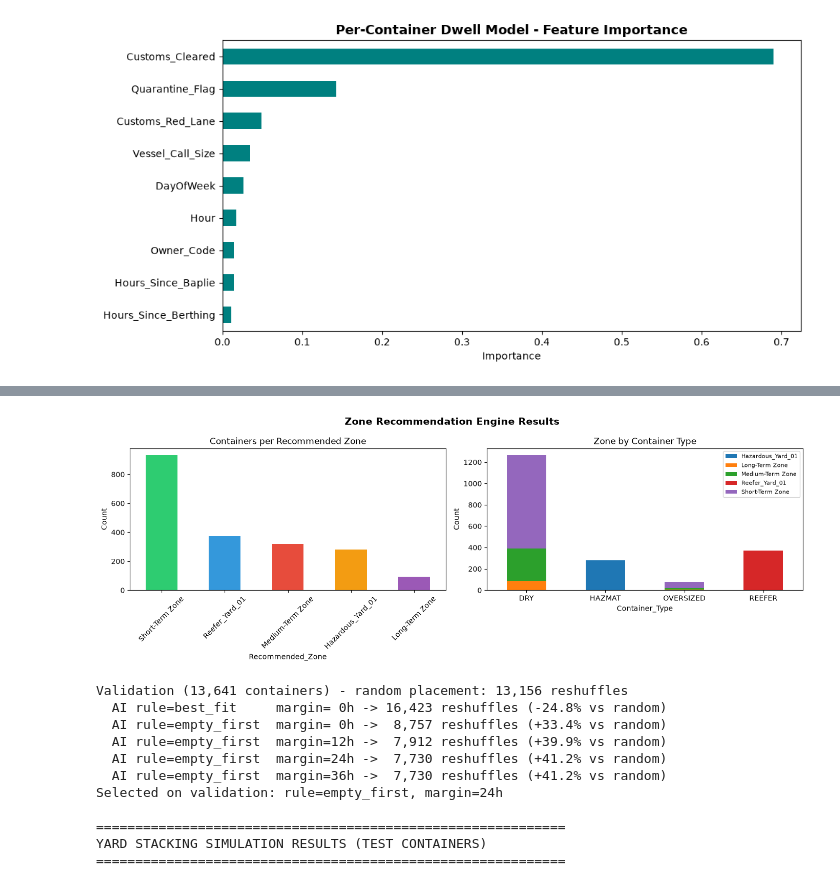
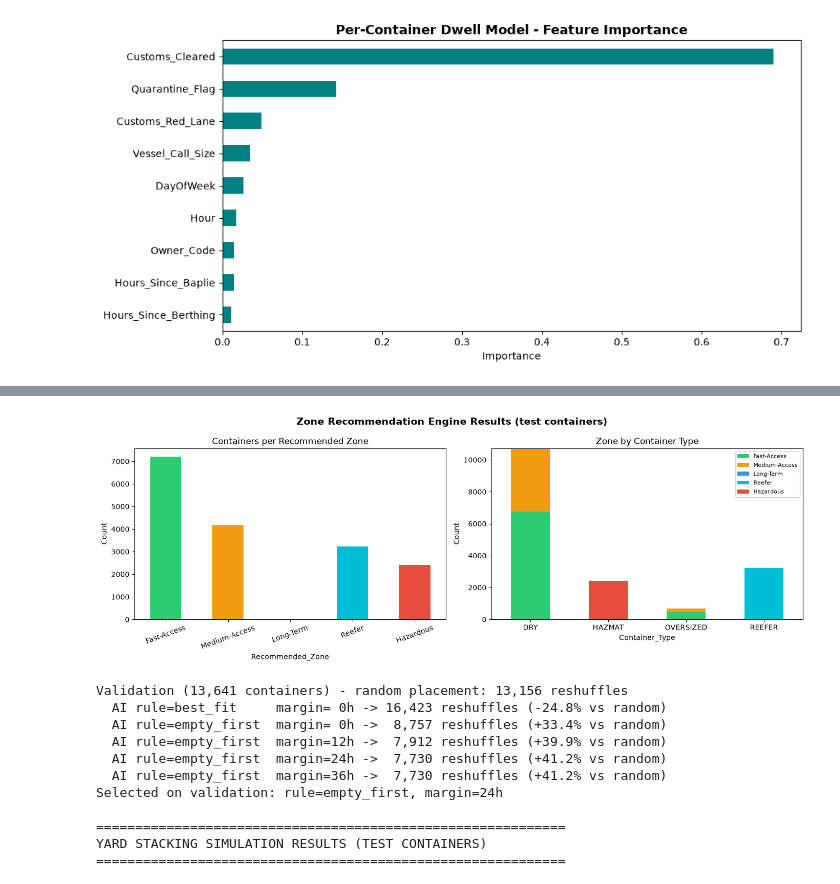
Before and after one commit to IsuJayasinghe/Final-Research, a Jupyter notebook: ml-models/YardAllocation.ipynb, the cells around one changed output, grey strips where cells are left out. Cells and saved outputs as stored; diff of their text form; code cells hidden in the pictures.

```diff
--- a/ml-models/YardAllocation.ipynb
+++ b/ml-models/YardAllocation.ipynb
@@ -618,69 +618,69 @@ MAE improvement over baseline: 21.5%
 [figure]
 # %%
 # ============================================
-# CELL 8: Zone Recommendation Engine (Colombo Data)
+# CELL 8: Zone Recommendation Engine
 # ============================================
+# The engine lives in backend/yard/zone_engine.py so the notebook, the simulation (Cell 9)
+# and the Flask API all use exactly the same rules:
+#   1. Dwell class (FR04): Short-stay < 3 days, Medium-stay 3-7 days, Long-stay > 7 days
+#   2. Yard-type check (FR05): REEFER -> Reefer yard, HAZMAT -> Hazardous yard
+#   3. Zone (FR06): Fast-Access / Medium-Access / Long-Term by dwell class
+import sys
+import os
+sys.path.insert(0, os.path.abspath('../backend/yard'))
+from zone_engine import (ZONES, DWELL_CLASS_ZONE, SPECIAL_TYPE_ZONE, BLOCK_ZONE, TIER_HEIGHT,
+                         classify_dwell, recommend_zone, YardState)
 
-# Load Colombo port dataset
+# Colombo Port container data: used for the container TYPE mix (it has no departure times,
+# so it cannot be used for dwell time)
 colombo = pd.read_csv(r"C:\Users\CYBORG 15\Downloads\container_yard_data.csv")
+type_mix = colombo['Container_Type'].value_counts(normalize=True)
 
-print("=" * 50)
+print("=" * 60)
 print("COLOMBO DATASET LOADED")
-print("=" * 50)
+print("=" * 60)
 print(f"Total containers: {len(colombo):,}")
-print(f"Container Types: {colombo['Container_Type'].unique()}")
-print(f"Cargo Types: {colombo['Cargo_Type'].nunique()} types")
-print("=" * 50)
+print(f"Container type mix: {(type_mix * 100).round(1).to_dict()}")
+print("\nZones (proposal) -> Colombo yard blocks:")
+for zone, info in ZONES.items():
+    print(f"  {zone:<14} {', '.join(info['blocks']):<28} {info['description']}")
 
-# Zone Recommendation Function
-def recommend_zone(predicted_dwell_days, container_type):
-    """
-    Rule-based zone recommendation:
-    1. First check yard-type compatibility (safety rules)
-    2. Then assign zone based on predicted dwell time
-    """
-    # SAFETY FIRST: Yard-type compatibility check
-    if container_type == 'REEFER':
-        return 'Reefer_Yard_01', 'Requires powered/refrigerated storage'
-    elif container_type == 'HAZMAT':
-        return 'Hazardous_Yard_01', 'Requires isolated hazardous storage'
+# Apply the engine to the TEST containers using the per-container model's PREDICTED dwell.
+# Kaggle does not record container type, so types follow the Colombo mix.
+zone_demo = pd.DataFrame({
+    'Container_Type': np.random.default_rng(0).choice(type_mix.index, size=len(c_test), p=type_mix.values),
+    'Predicted_Dwell': c_pred,
+    'Actual_Dwell': c_test['Dwell_Days'].values,
+})
+zone_demo['Recommended_Zone'] = [recommend_zone(t, d)['zone'] for t, d in zip(zone_demo['Container_Type'], zone_demo['Predicted_Dwell'])]
+zone_demo['Ideal_Zone'] = [recommend_zone(t, d)['zone'] for t, d in zip(zone_demo['Container_Type'], zone_demo['Actual_Dwell'])]
 
-    # DWELL-TIME BASED: Zone allocation for DRY and OVERSIZED
-    if predicted_dwell_days < 3:
-        return 'Short-Term Zone', 'Quick turnover, near gate area'
-    elif predicted_dwell_days <= 7:
-        return 'Medium-Term Zone', 'Standard storage duration'
-    else:
-        return 'Long-Term Zone', 'Extended storage, deeper yard area'
+# How often the zone from the PREDICTED dwell matches the zone the ACTUAL dwell would need
+general = ~zone_demo['Container_Type'].isin(SPECIAL_TYPE_ZONE)
+zone_match = (zone_demo.loc[general, 'Recommended_Zone'] == zone_demo.loc[general, 'Ideal_Zone']).mean() * 100
+majority_match = (zone_demo.loc[general, 'Ideal_Zone'] == 'Fast-Access').mean() * 100
 
-# Simulate predicted dwell times for Colombo containers
-np.random.seed(42)
-colombo['Predicted_Dwell_Days'] = np.random.exponential(scale=2.5, size=len(colombo))
-
-# Apply zone recommendation
-colombo[['Recommended_Zone', 'Reason']] = colombo.apply(
-    lambda row: pd.Series(recommend_zone(row['Predicted_Dwell_Days'], row['Container_Type'])), axis=1
-)
-
-# Results
-print("\nZONE RECOMMENDATION RESULTS:")
-print(colombo['Recommended_Zone'].value_counts().to_string())
+print(f"\nZONE RECOMMENDATIONS FOR {len(zone_demo):,} TEST CONTAINERS:")
+print(zone_demo['Recommended_Zone'].value_counts().to_string())
+print(f"\nDRY/OVERSIZED containers placed in the zone their ACTUAL dwell needed: {zone_match:.1f}%")
+print(f"  (baseline - always Fast-Access: {majority_match:.1f}%)")
+print("  Reefer/hazmat containers always go to their special yard (yard-type rule).")
 
 # Visualization
 fig, axes = plt.subplots(1, 2, figsize=(14, 5))
-fig.suptitle('Zone Recommendation Engine Results', fontsize=14, fontweight='bold')
-
-colombo['Recommended_Zone'].value_counts().plot(kind='bar', ax=axes[0], color=['#2ecc71','#3498db','#e74c3c','#f39c12','#9b59b6'])
+fig.suptitle('Zone Recommendation Engine Results (test containers)', fontsize=14, fontweight='bold')
+zone_order = list(ZONES)
+zone_demo['Recommended_Zone'].value_counts().reindex(zone_order, fill_value=0).plot(
+    kind='bar', ax=axes[0], color=['#2ecc71', '#f39c12', '#3498db', '#00bcd4', '#e74c3c'])
 axes[0].set_title('Containers per Recommended Zone')
 axes[0].set_ylabel('Count')
-axes[0].tick_params(axis='x', rotation=45)
-
-colombo.groupby(['Container_Type', 'Recommended_Zone']).size().unstack().plot(kind='bar', ax=axes[1], stacked=True)
+axes[0].tick_params(axis='x', rotation=20)
+zone_demo.groupby(['Container_Type', 'Recommended_Zone']).size().unstack(fill_value=0).reindex(columns=zone_order, fill_value=0).plot(
+    kind='bar', ax=axes[1], stacked=True, color=['#2ecc71', '#f39c12', '#3498db', '#00bcd4', '#e74c3c'])
 axes[1].set_title('Zone by Container Type')
 axes[1].set_ylabel('Count')
 axes[1].tick_params(axis='x', rotation=0)
 axes[1].legend(fontsize=8)
-
 plt.tight_layout()
 plt.savefig('zone_recommendation.png', dpi=150, bbox_inches='tight')
 plt.show()
@@ -705,4 +705,4 @@ Long-Term Zone        92
-[figure, old version]
+[figure, new version]
 # %%
 # ============================================
 # CELL 9: Yard Stacking Simulation - Random vs AI-Driven Placement
```
Also changed, not shown: parts of 4 cells of this notebook, 6 other files.
